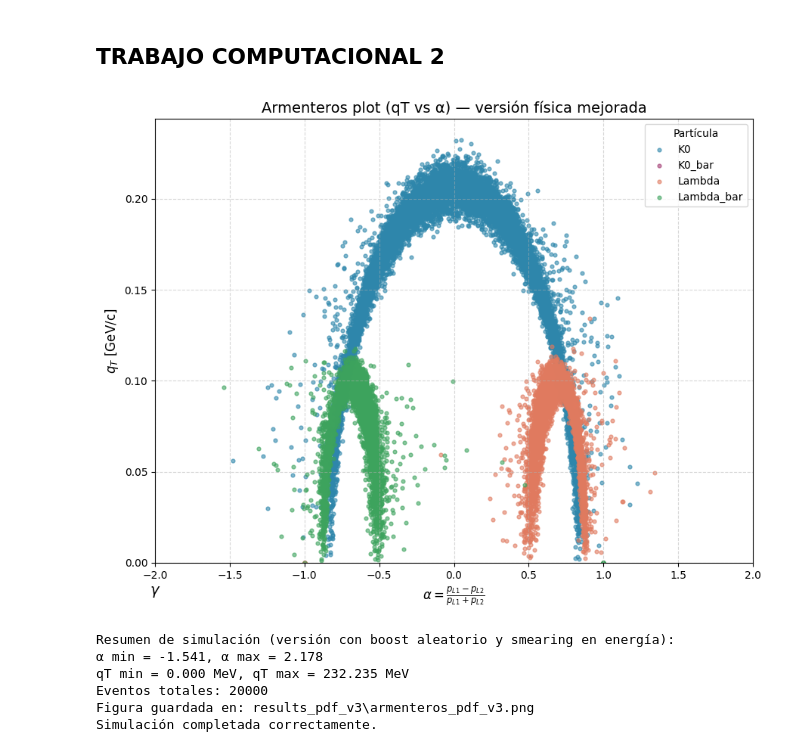
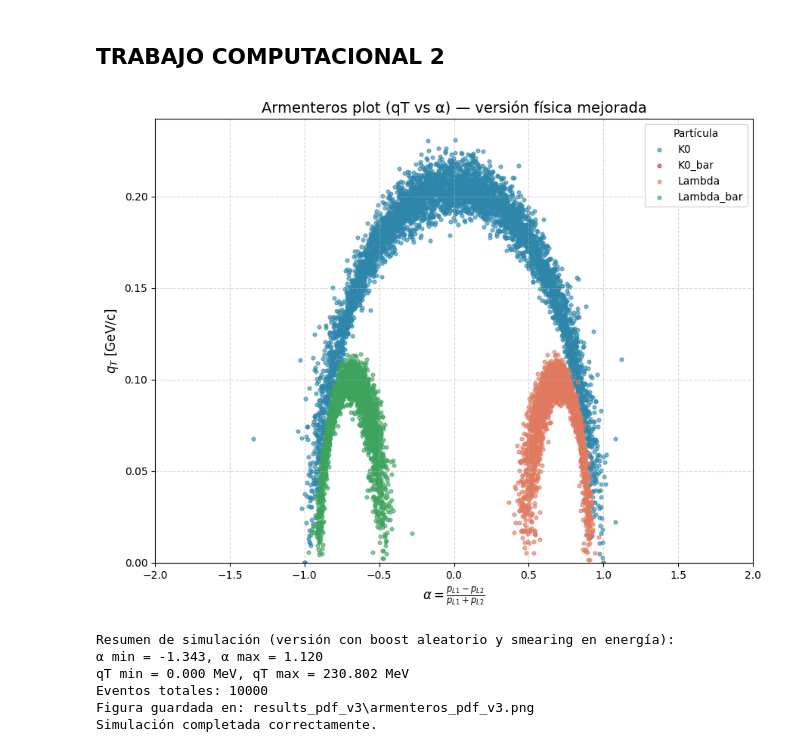
Before and after one commit to Mariana31415/Rayos-cosmicos, a Jupyter notebook: Tareacomp2.ipynb, the cells around one changed output. Cells and saved outputs as stored; diff of their text form; code cells hidden in the pictures.

```diff
--- a/Tareacomp2.ipynb
+++ b/Tareacomp2.ipynb
@@ -26,8 +26,6 @@ m_pi = 139.570
 m_p  = 938.272
 m_K0 = 497.611
 m_L  = 1115.683
-
-
 # ============================================================
 # 2. Funciones auxiliares
 # ============================================================
@@ -69,13 +67,11 @@ def lorentz_boost(p4, beta_vec):
     p_prime = p4[1:] + ((gamma - 1.0) * bp / beta**2 + gamma * p4[0]) * beta_vec
     return np.concatenate(([E_prime], p_prime))
 
-
 # ============================================================
-# 3. Simulación principal (versión física mejorada)
+# 3. Simulación principal
 # ============================================================
 
-def simulate_mc_v3(N=20000, seed=42,
-                   E_min=600.0, E_max=10000.0,
+def simulate_mc_v3(N=10000, seed=42,
                    outdir="results_pdf_v3"):
     np.random.seed(seed)
     events = []
@@ -91,7 +87,21 @@ def simulate_mc_v3(N=20000, seed=42,
             proc, M, m1, m2 = "Lambda_bar", m_L, m_pi, m_p
 
         # 2. Energía y boost de la madre en el laboratorio (dirección aleatoria)
-        E_lab = np.random.uniform(max(M*1.001, E_min), E_max)
+        E_lab = np.random.normal(2*M, 0.2*M) #Energía de la madre en el laboratorio (normal centrada en 2M)
+        # -------------------------------------------------------------------
+        # En el PDF de la Clase 17, la energía total de la partícula madre (E_lab)
+        # no se toma uniforme, sino con una distribución normal centrada en 2·M
+        # y una desviación estándar de 0.2·M.
+        #
+        # Esto significa que la mayoría de las partículas tienen una energía
+        # cercana al doble de su masa (E_lab ≈ 2M), simulando un haz con energía
+        # promedio fija y poca dispersión.
+        #
+        # Consecuencias físicas:
+        #  - El boost relativista β ≈ p/E es similar para todas las partículas.
+        #  - El Armenteros plot resulta más simétrico y concentrado (lóbulos limpios).
+        #  - A diferencia de una distribución uniforme (usada en versiones anteriores),
+        #    no se generan eventos con energías extremadamente altas o bajas.
         p_lab_mag = energy_to_p(E_lab, M)
         uM, thetaM, phiM = random_direction()
         p_lab_vec = p_lab_mag * uM
@@ -175,40 +185,38 @@ def simulate_mc_v3(N=20000, seed=42,
     plt.xlabel(r"$\alpha = \frac{p_{L1}-p_{L2}}{p_{L1}+p_{L2}}$", fontsize=12)
     plt.ylabel(r"$q_T$ [GeV/c]", fontsize=12)
     plt.xlim(-2, 2)
     plt.ylim(0, None)
     plt.legend(title="Partícula", fontsize=10)
-    plt.text(0, -0.05, r"$\gamma$", ha='center', va='top',
-             transform=plt.gca().transAxes, fontsize=14)
     plt.grid(True, linestyle="--", alpha=0.5)
     plt.tight_layout()
     plt.savefig(os.path.join(outdir, "armenteros_pdf_v3.png"), dpi=150)
 
     # Mostrar la figura en consola (útil en Jupyter o VSCode)
     plt.show()
 
     # ------------------------------------------------------------
     # Mostrar resumen en consola
     # ------------------------------------------------------------
     print("\nResumen de simulación (versión con boost aleatorio y smearing en energía):")
     print(f"α min = {df['alpha'].min():.3f}, α max = {df['alpha'].max():.3f}")
     print(f"qT min = {df['qT'].min():.3f} MeV, qT max = {df['qT'].max():.3f} MeV")
     print(f"Eventos totales: {len(df)}")
     print(f"Figura guardada en: {os.path.join(outdir, 'armenteros_pdf_v3.png')}")
 
     return df
 
 
 # ============================================================
 # 4. Ejecución directa
 # ============================================================
 if __name__ == "__main__":
-    df = simulate_mc_v3(N=20000, seed=42)
+    df = simulate_mc_v3(N=10000, seed=42)
     print("Simulación completada correctamente.")
 # %% [output]
-[figure, old version]
+[figure, new version]
 Resumen de simulación (versión con boost aleatorio y smearing en energía):
-α min = -1.541, α max = 2.178
-qT min = 0.000 MeV, qT max = 232.235 MeV
-Eventos totales: 20000
+α min = -1.343, α max = 1.120
+qT min = 0.000 MeV, qT max = 230.802 MeV
+Eventos totales: 10000
 Figura guardada en: results_pdf_v3\armenteros_pdf_v3.png
 Simulación completada correctamente.
```
Also changed, not shown: 2 other files.
